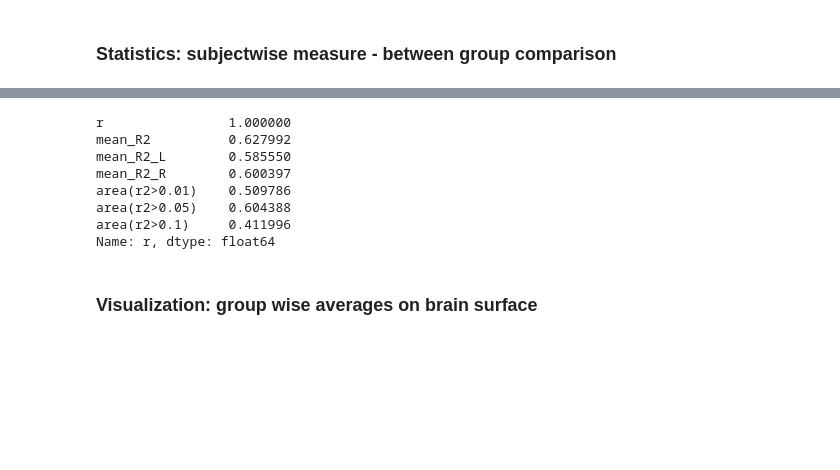
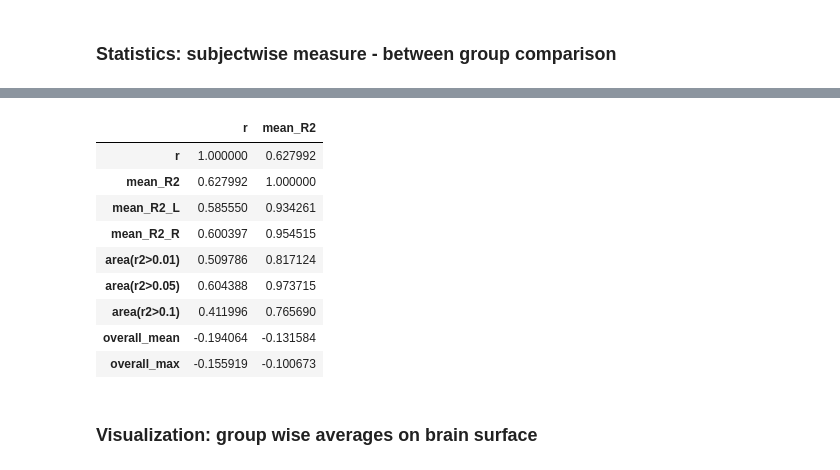
Before and after one commit to mrenke/parietal_patterns, a Jupyter notebook: prep_results/thesis_ch-DD-neuro_02_scloud.ipynb, the cells around one changed output, grey strips where cells are left out. Drawn from its saved outputs; the diff is of its cells as text; code cells hidden in the pictures; blank space fills up the shorter version.

```diff
--- a/prep_results/thesis_ch-DD-neuro_02_scloud.ipynb
+++ b/prep_results/thesis_ch-DD-neuro_02_scloud.ipynb
@@ -99,3 +93,5 @@ PHENOTYPE_DIR = BIDS_ROOT + '/derivatives/phenotype'
 
 from numrisk.behavior_general.measures_registry import _load_decode_r
 nPRF_r = _load_decode_r(dir_=PHENOTYPE_DIR)
+
+movement_FD = pd.read_csv(op.join(PHENOTYPE_DIR, 'fMRI_movement_FD.csv')).set_index('subject')
@@ -119,15 +98,19 @@ nPRF_r
 # %%
-df_comb = nPRF_r.join(df)
-df_comb.corr()['r']
+df_comb = nPRF_r.join(df).join(movement_FD)
+df_comb.corr()[['r','mean_R2']]
+
+# r & mean-NPC-R2 correlate substantially - mean-NPC-R2 less with movement though
 # %% [output]
-r                1.000000
-mean_R2          0.627992
-mean_R2_L        0.585550
-mean_R2_R        0.600397
-area(r2>0.01)    0.509786
-area(r2>0.05)    0.604388
-area(r2>0.1)     0.411996
-Name: r, dtype: float64
+|  | r | mean_R2 |
+| r | 1.000000 | 0.627992 |
+| mean_R2 | 0.627992 | 1.000000 |
+| mean_R2_L | 0.585550 | 0.934261 |
+| mean_R2_R | 0.600397 | 0.954515 |
+| area(r2>0.01) | 0.509786 | 0.817124 |
+| area(r2>0.05) | 0.604388 | 0.973715 |
+| area(r2>0.1) | 0.411996 | 0.765690 |
+| overall_mean | -0.194064 | -0.131584 |
+| overall_max | -0.155919 | -0.100673 |
 # %% [markdown]
 ### Visualization: group wise averages on brain surface
 # %%
```
Also changed, not shown: parts of 7 cells of this notebook, 6 other files.
